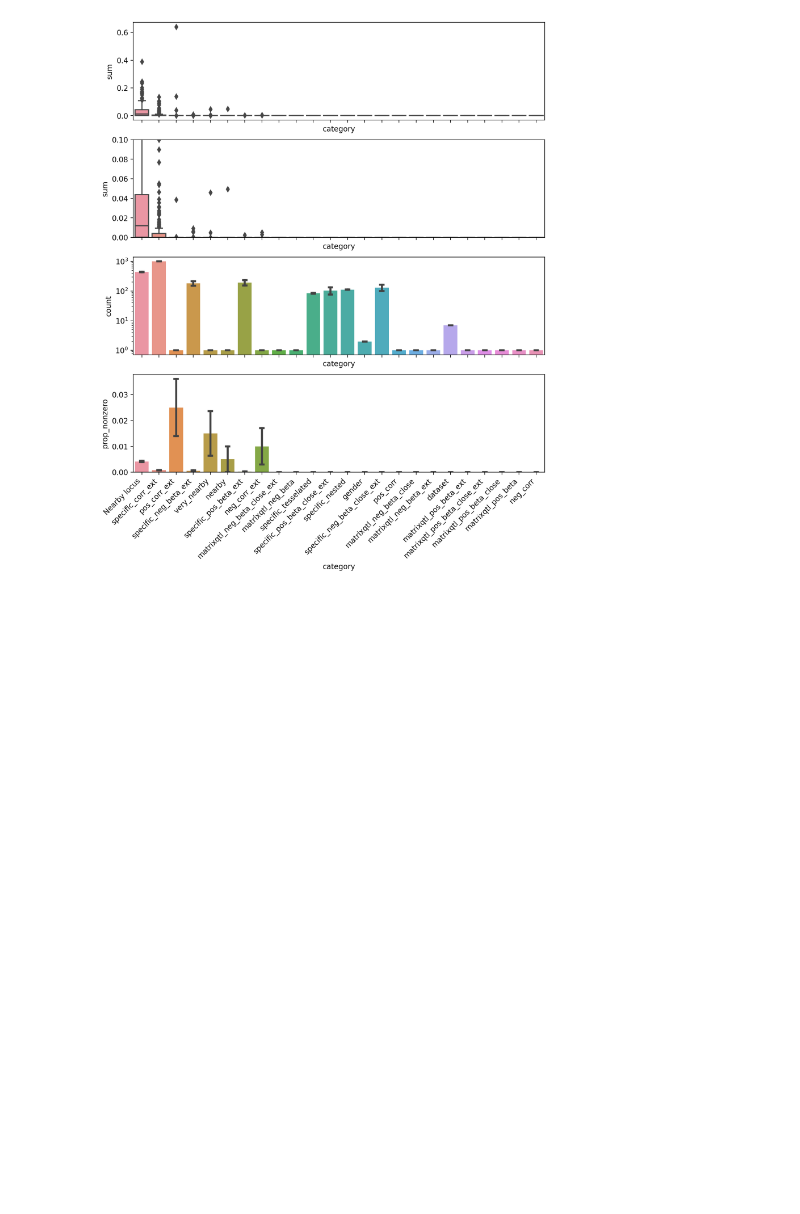
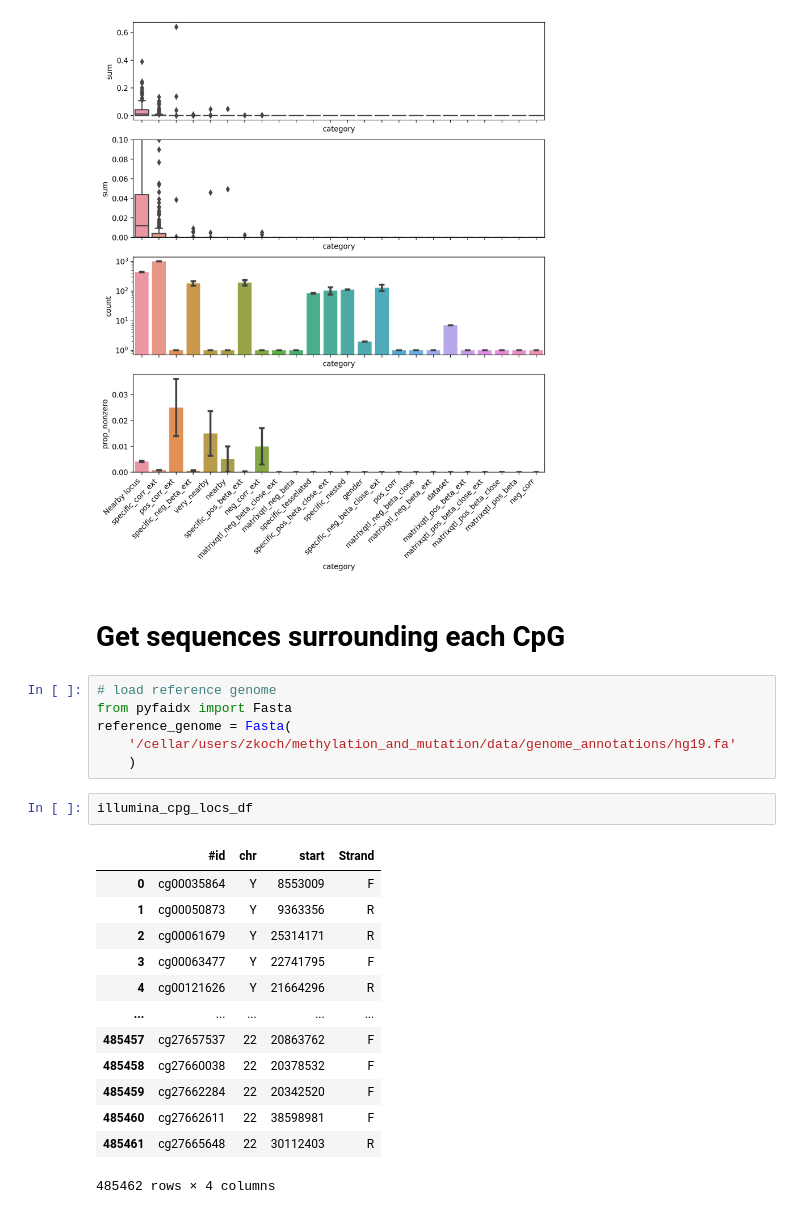
Before and after one commit to zanekoch/methylation_and_mutation, a Jupyter notebook: 061423_mut_clock_dev.ipynb, the cells around one changed output. Drawn from its saved outputs; the diff is of its cells as text; blank space fills up the shorter version.

```diff
--- a/061423_mut_clock_dev.ipynb
+++ b/061423_mut_clock_dev.ipynb
@@ -357,3 +382,27 @@ sns.barplot(
 # %% [output]
 <Axes: xlabel='category', ylabel='prop_nonzero'>
 [figure]
+# %% [markdown]
+# Get sequences surrounding each CpG
+# %%
+# load reference genome
+from pyfaidx import Fasta
+reference_genome = Fasta(
+    '/cellar/users/zkoch/methylation_and_mutation/data/genome_annotations/hg19.fa'
+    )
+# %%
+illumina_cpg_locs_df
+# %% [output]
+|  | #id | chr | start | Strand |
+| 0 | cg00035864 | Y | 8553009 | F |
+| 1 | cg00050873 | Y | 9363356 | R |
+| 2 | cg00061679 | Y | 25314171 | R |
+| 3 | cg00063477 | Y | 22741795 | F |
+| 4 | cg00121626 | Y | 21664296 | R |
+| ... | ... | ... | ... | ... |
+| 485457 | cg27657537 | 22 | 20863762 | F |
+| 485458 | cg27660038 | 22 | 20378532 | F |
+| 485459 | cg27662284 | 22 | 20342520 | F |
+| 485460 | cg27662611 | 22 | 38598981 | F |
+| 485461 | cg27665648 | 22 | 30112403 | R |
+485462 rows × 4 columns
```
Also changed, not shown: parts of 17 cells of this notebook, 4 other files.
